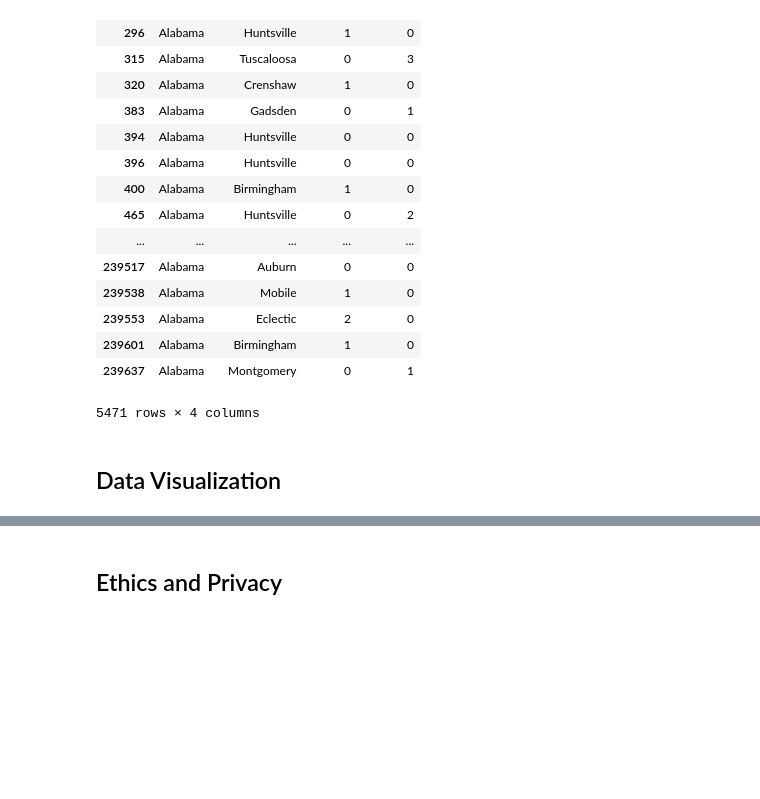
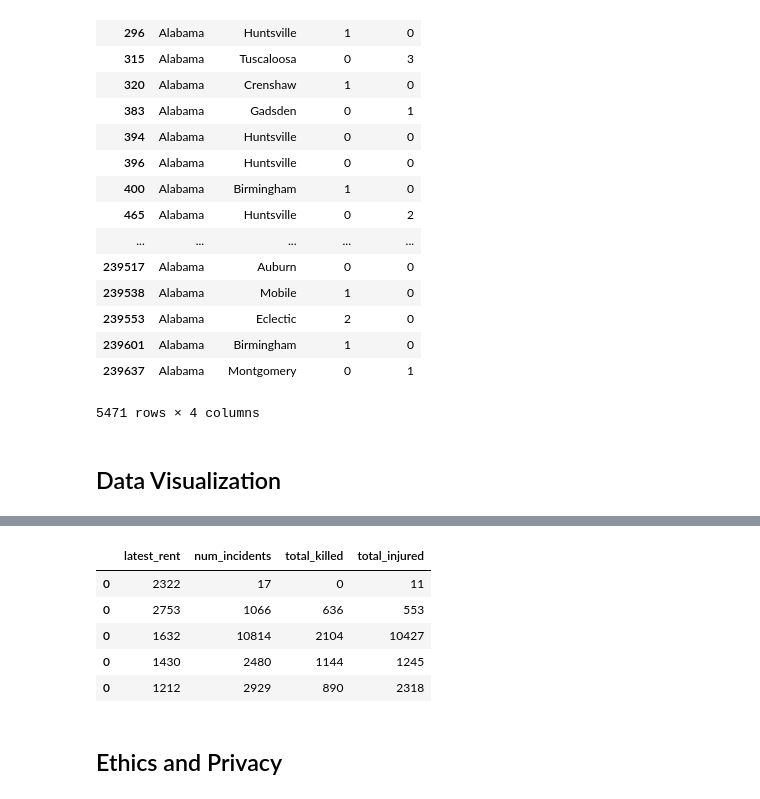
Before and after one commit to jcloo/COGS108_Final_2019, a Jupyter notebook: FinalProject.ipynb, the cells around one changed output, grey strips where cells are left out. Cells and saved outputs as stored; diff of their text form; code cells hidden in the pictures; blank space fills up the shorter version.

```diff
--- a/FinalProject.ipynb
+++ b/FinalProject.ipynb
@@ -221,2 +279,12 @@ py.iplot(fig, filename = 'test-choropleth-map')
+# %%
+rent_vs_incidents = city_metrics_rent[['latest_rent','num_incidents','total_killed','total_injured']]
+rent_vs_incidents.head()
+# %% [output]
+|  | latest_rent | num_incidents | total_killed | total_injured |
+| 0 | 2322 | 17 | 0 | 11 |
+| 0 | 2753 | 1066 | 636 | 553 |
+| 0 | 1632 | 10814 | 2104 | 10427 |
+| 0 | 1430 | 2480 | 1144 | 1245 |
+| 0 | 1212 | 2929 | 890 | 2318 |
 # %% [markdown]
 ## Ethics and Privacy
```
Also changed, not shown: parts of 7 cells of this notebook.
